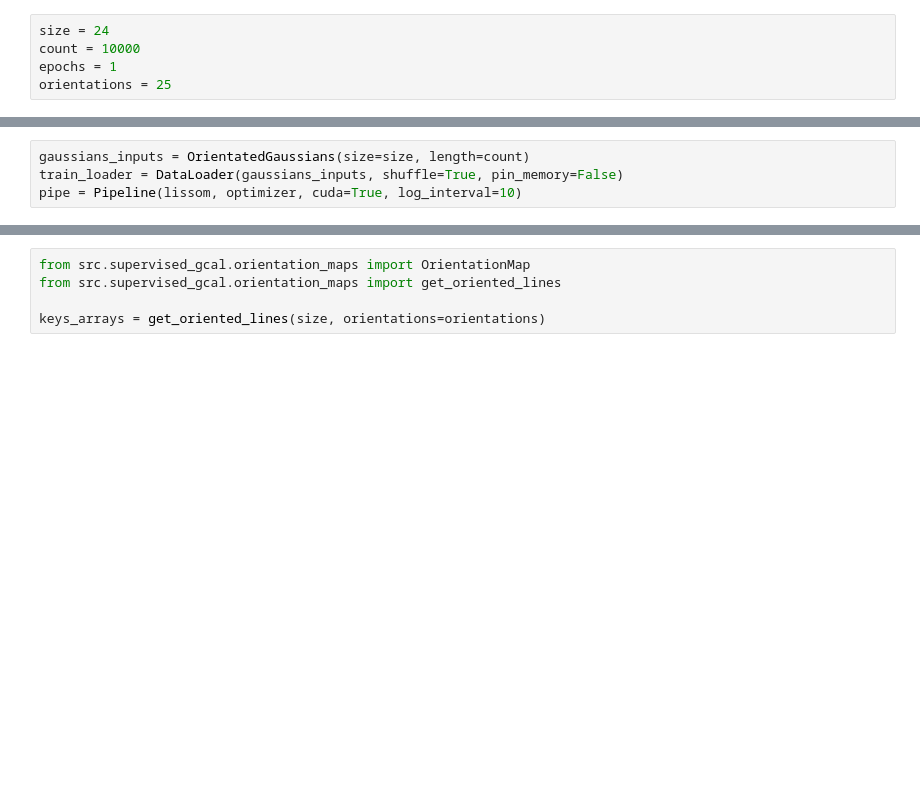
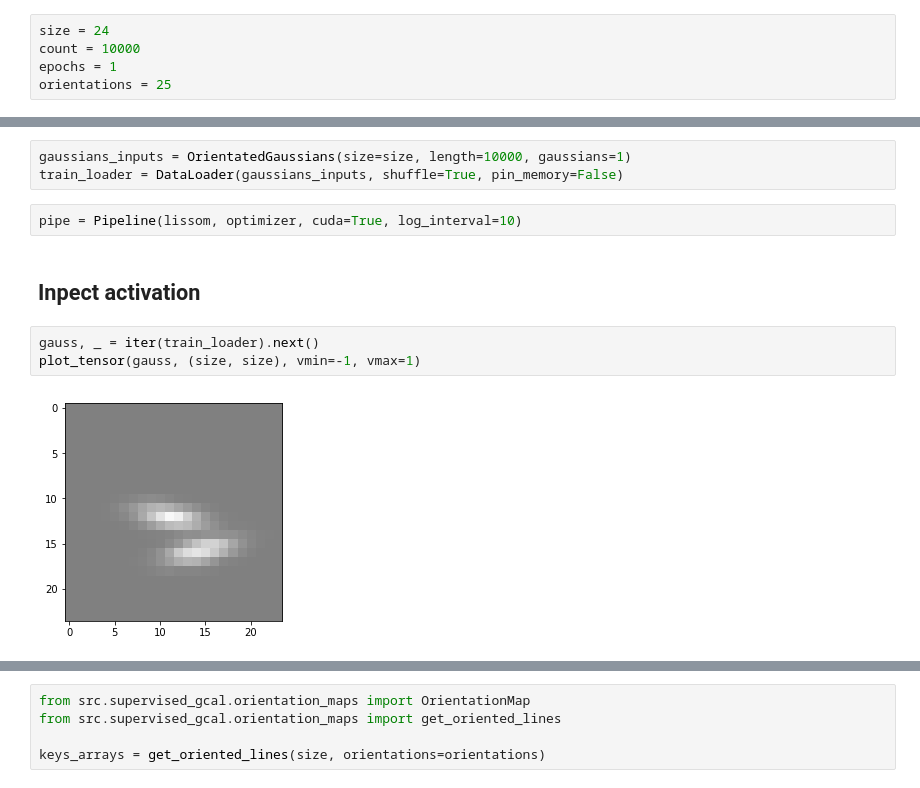
Before and after one commit to hernanbari/pylissom, a Jupyter notebook: notebooks/Orientation_preferences.ipynb, the cells around one changed output, grey strips where cells are left out. Cells and saved outputs as stored; diff of their text form; blank space fills up the shorter version.

```diff
--- a/notebooks/Orientation_preferences.ipynb
+++ b/notebooks/Orientation_preferences.ipynb
@@ -26,4 +51,12 @@ display(lissom)
 # %%
-gaussians_inputs = OrientatedGaussians(size=size, length=count)
+gaussians_inputs = OrientatedGaussians(size=size, length=10000, gaussians=1)
 train_loader = DataLoader(gaussians_inputs, shuffle=True, pin_memory=False)
-pipe = Pipeline(lissom, optimizer, cuda=True, log_interval=10)
+# %%
+pipe = Pipeline(lissom, optimizer, cuda=True, log_interval=10)
+# %% [markdown]
+## Inpect activation
+# %%
+gauss, _ = iter(train_loader).next()
+plot_tensor(gauss, (size, size), vmin=-1, vmax=1)
+# %% [output]
+[figure, added]
```
Also changed, not shown: parts of 20 cells of this notebook, 3 other files.
